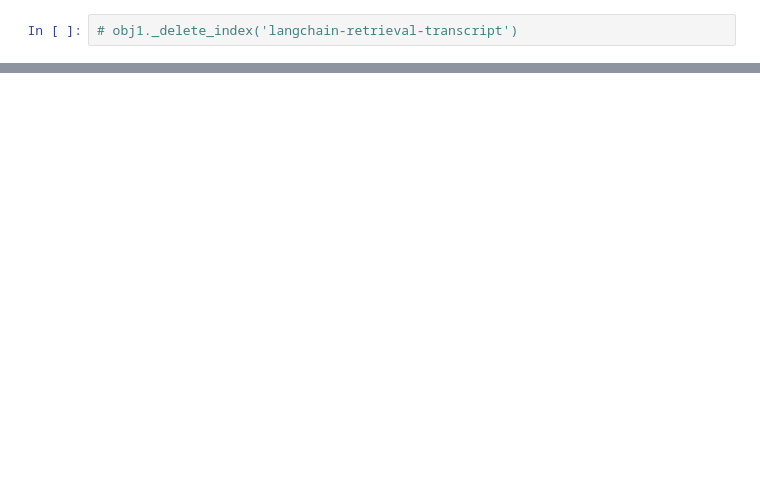
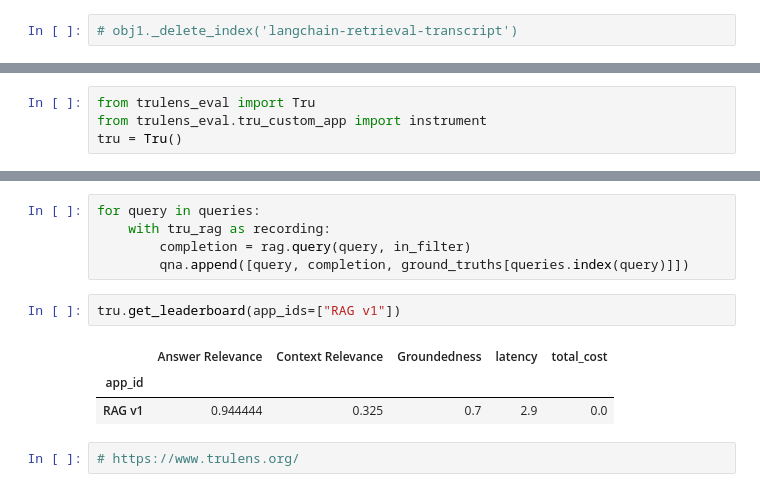
Before and after one commit to SartajBhuvaji/Resonate, a Jupyter notebook: src/pinecone/noteboook.ipynb, the cells around one changed output, grey strips where cells are left out. Drawn from its saved outputs; the diff is of its cells as text; blank space fills up the shorter version.

Commit message:
Added trulens_eval

```diff
--- a/src/pinecone/noteboook.ipynb
+++ b/src/pinecone/noteboook.ipynb
@@ -387,0 +346,4 @@ conversation1_df
+# %%
+from trulens_eval import Tru
+from trulens_eval.tru_custom_app import instrument
+tru = Tru()
@@ -387,0 +495,13 @@ conversation1_df
+# %%
+for query in queries:
+    with tru_rag as recording:
+        completion = rag.query(query, in_filter)
+        qna.append([query, completion, ground_truths[queries.index(query)]])
+# %%
+tru.get_leaderboard(app_ids=["RAG v1"])
+# %% [output]
+|  | Answer Relevance | Context Relevance | Groundedness | latency | total_cost |
+| app_id |  |  |  |  |  |
+| RAG v1 | 0.944444 | 0.325 | 0.7 | 2.9 | 0.0 |
+# %%
+# https://www.trulens.org/
```
Also changed, not shown: parts of 38 cells of this notebook, 35 other files.
